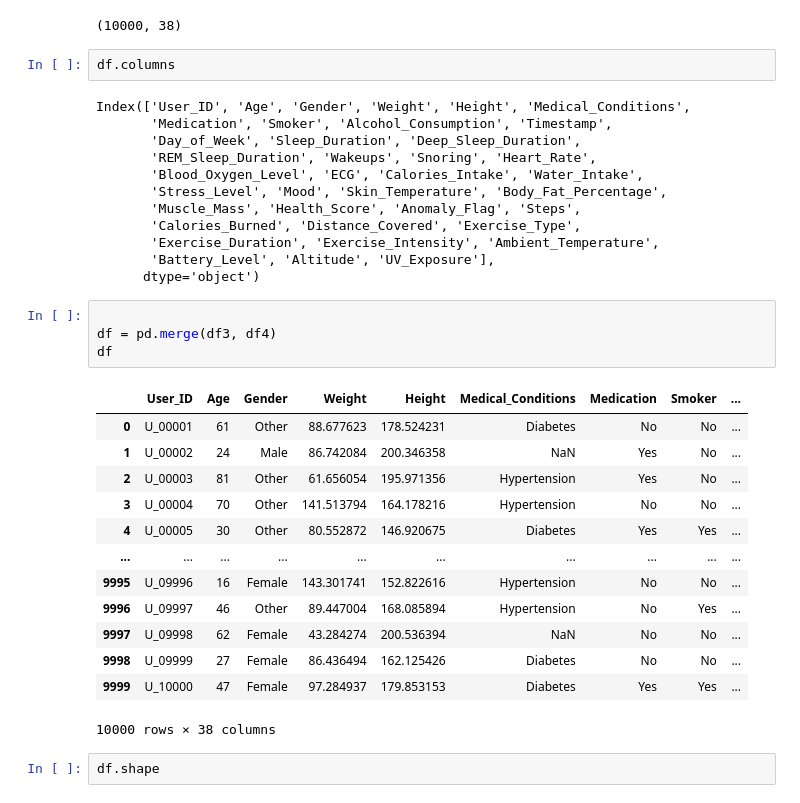
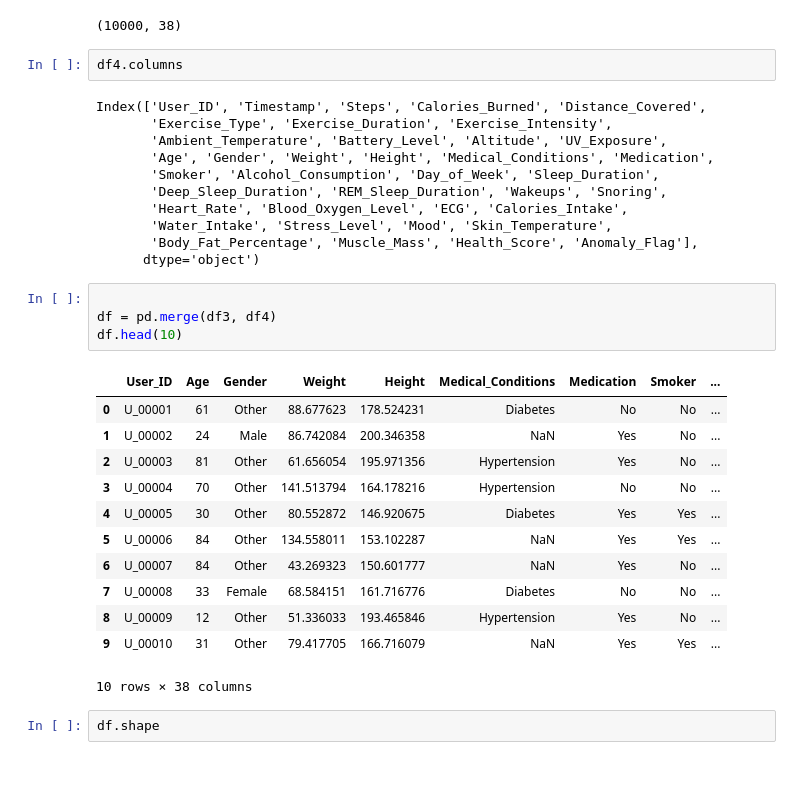
Before and after one commit to sinangr1/Leistungsnachweis_Fitness-in-Data-Science, a Jupyter notebook: Leistungsnachweis_Fitness.ipynb, the cells around one changed output. Saved outputs shown, nothing was run; the diff lists cells and outputs as text; blank space fills up the shorter version.

```diff
--- a/Leistungsnachweis_Fitness.ipynb
+++ b/Leistungsnachweis_Fitness.ipynb
@@ -100,37 +102,35 @@ df4.shape
 # %% [output]
 (10000, 38)
 # %%
-df.columns
+df4.columns
 # %% [output]
-Index(['User_ID', 'Age', 'Gender', 'Weight', 'Height', 'Medical_Conditions',
-       'Medication', 'Smoker', 'Alcohol_Consumption', 'Timestamp',
-       'Day_of_Week', 'Sleep_Duration', 'Deep_Sleep_Duration',
-       'REM_Sleep_Duration', 'Wakeups', 'Snoring', 'Heart_Rate',
-       'Blood_Oxygen_Level', 'ECG', 'Calories_Intake', 'Water_Intake',
-       'Stress_Level', 'Mood', 'Skin_Temperature', 'Body_Fat_Percentage',
-       'Muscle_Mass', 'Health_Score', 'Anomaly_Flag', 'Steps',
-       'Calories_Burned', 'Distance_Covered', 'Exercise_Type',
-       'Exercise_Duration', 'Exercise_Intensity', 'Ambient_Temperature',
-       'Battery_Level', 'Altitude', 'UV_Exposure'],
+Index(['User_ID', 'Timestamp', 'Steps', 'Calories_Burned', 'Distance_Covered',
+       'Exercise_Type', 'Exercise_Duration', 'Exercise_Intensity',
+       'Ambient_Temperature', 'Battery_Level', 'Altitude', 'UV_Exposure',
+       'Age', 'Gender', 'Weight', 'Height', 'Medical_Conditions', 'Medication',
+       'Smoker', 'Alcohol_Consumption', 'Day_of_Week', 'Sleep_Duration',
+       'Deep_Sleep_Duration', 'REM_Sleep_Duration', 'Wakeups', 'Snoring',
+       'Heart_Rate', 'Blood_Oxygen_Level', 'ECG', 'Calories_Intake',
+       'Water_Intake', 'Stress_Level', 'Mood', 'Skin_Temperature',
+       'Body_Fat_Percentage', 'Muscle_Mass', 'Health_Score', 'Anomaly_Flag'],
       dtype='object')
 # %%
 
 df = pd.merge(df3, df4)
-df
+df.head(10)
 # %% [output]
 |  | User_ID | Age | Gender | Weight | Height | Medical_Conditions | Medication | Smoker | ... |
 | 0 | U_00001 | 61 | Other | 88.677623 | 178.524231 | Diabetes | No | No | ... |
 | 1 | U_00002 | 24 | Male | 86.742084 | 200.346358 | NaN | Yes | No | ... |
 | 2 | U_00003 | 81 | Other | 61.656054 | 195.971356 | Hypertension | Yes | No | ... |
 | 3 | U_00004 | 70 | Other | 141.513794 | 164.178216 | Hypertension | No | No | ... |
 | 4 | U_00005 | 30 | Other | 80.552872 | 146.920675 | Diabetes | Yes | Yes | ... |
-| ... | ... | ... | ... | ... | ... | ... | ... | ... | ... |
-| 9995 | U_09996 | 16 | Female | 143.301741 | 152.822616 | Hypertension | No | No | ... |
-| 9996 | U_09997 | 46 | Other | 89.447004 | 168.085894 | Hypertension | No | Yes | ... |
-| 9997 | U_09998 | 62 | Female | 43.284274 | 200.536394 | NaN | No | No | ... |
-| 9998 | U_09999 | 27 | Female | 86.436494 | 162.125426 | Diabetes | No | No | ... |
-| 9999 | U_10000 | 47 | Female | 97.284937 | 179.853153 | Diabetes | Yes | Yes | ... |
+| 5 | U_00006 | 84 | Other | 134.558011 | 153.102287 | NaN | Yes | Yes | ... |
+| 6 | U_00007 | 84 | Other | 43.269323 | 150.601777 | NaN | Yes | No | ... |
+| 7 | U_00008 | 33 | Female | 68.584151 | 161.716776 | Diabetes | No | No | ... |
+| 8 | U_00009 | 12 | Other | 51.336033 | 193.465846 | Hypertension | Yes | No | ... |
+| 9 | U_00010 | 31 | Other | 79.417705 | 166.716079 | NaN | Yes | Yes | ... |
-10000 rows × 38 columns
+10 rows × 38 columns
 # %%
 df.shape
 # %% [output]
```
Also changed, not shown: parts of 30 cells of this notebook.
